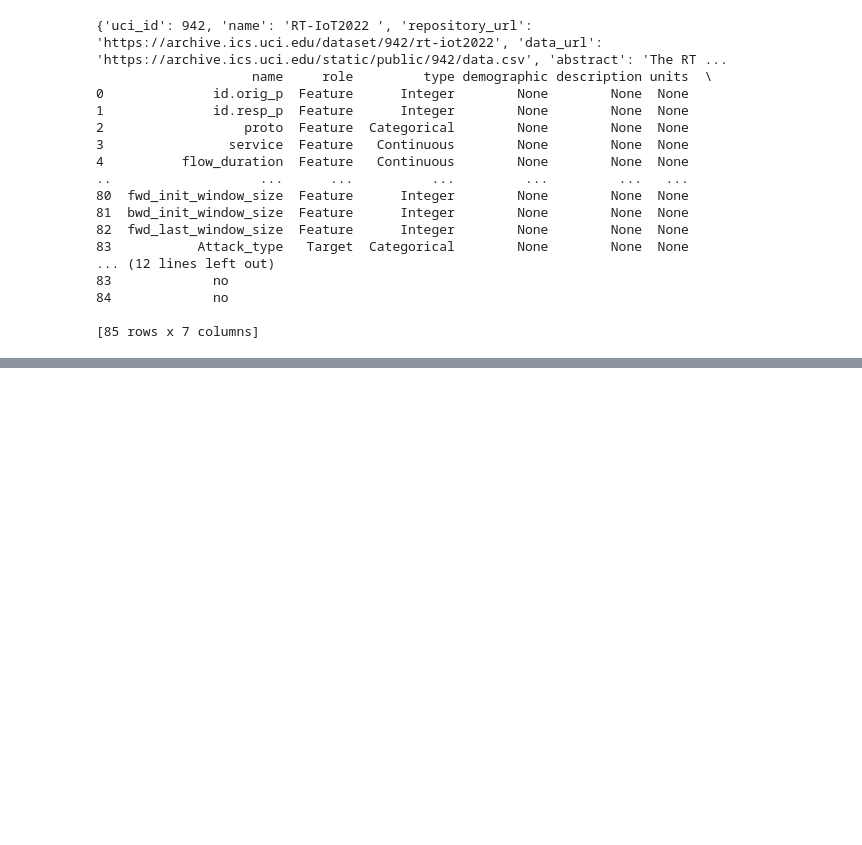
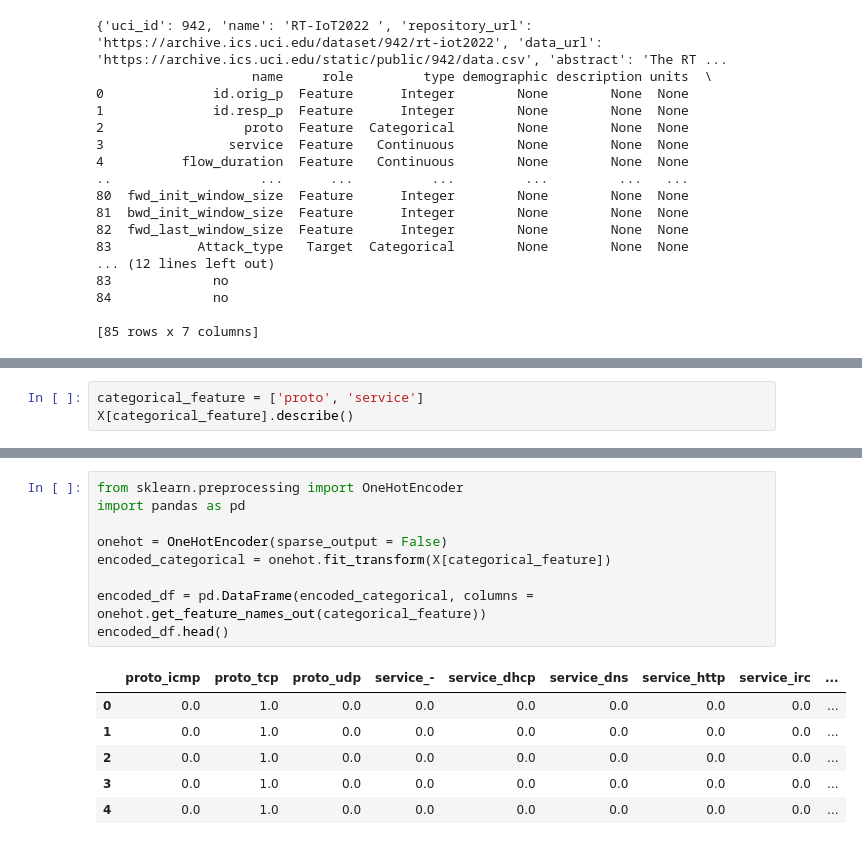
Before and after one commit to TheHardy04/IDS-ML, a Jupyter notebook: notebooks/data_import.ipynb, the cells around one changed output, grey strips where cells are left out. Saved outputs shown, nothing was run; the diff lists cells and outputs as text; blank space fills up the shorter version.

Commit message:
first preprocessing of dataset

```diff
--- a/notebooks/data_import.ipynb
+++ b/notebooks/data_import.ipynb
@@ -33,0 +113,3 @@ print(rt_iot2022.variables)
+# %%
+categorical_feature = ['proto', 'service']
+X[categorical_feature].describe()
@@ -33,0 +122,16 @@ print(rt_iot2022.variables)
+# %%
+from sklearn.preprocessing import OneHotEncoder
+import pandas as pd
+
+onehot = OneHotEncoder(sparse_output = False)
+encoded_categorical = onehot.fit_transform(X[categorical_feature])
+
+encoded_df = pd.DataFrame(encoded_categorical, columns = onehot.get_feature_names_out(categorical_feature))
+encoded_df.head()
+# %% [output]
+|  | proto_icmp | proto_tcp | proto_udp | service_- | service_dhcp | service_dns | service_http | service_irc | ... |
+| 0 | 0.0 | 1.0 | 0.0 | 0.0 | 0.0 | 0.0 | 0.0 | 0.0 | ... |
+| 1 | 0.0 | 1.0 | 0.0 | 0.0 | 0.0 | 0.0 | 0.0 | 0.0 | ... |
+| 2 | 0.0 | 1.0 | 0.0 | 0.0 | 0.0 | 0.0 | 0.0 | 0.0 | ... |
+| 3 | 0.0 | 1.0 | 0.0 | 0.0 | 0.0 | 0.0 | 0.0 | 0.0 | ... |
+| 4 | 0.0 | 1.0 | 0.0 | 0.0 | 0.0 | 0.0 | 0.0 | 0.0 | ... |
```
Also changed, not shown: parts of 8 cells of this notebook.
